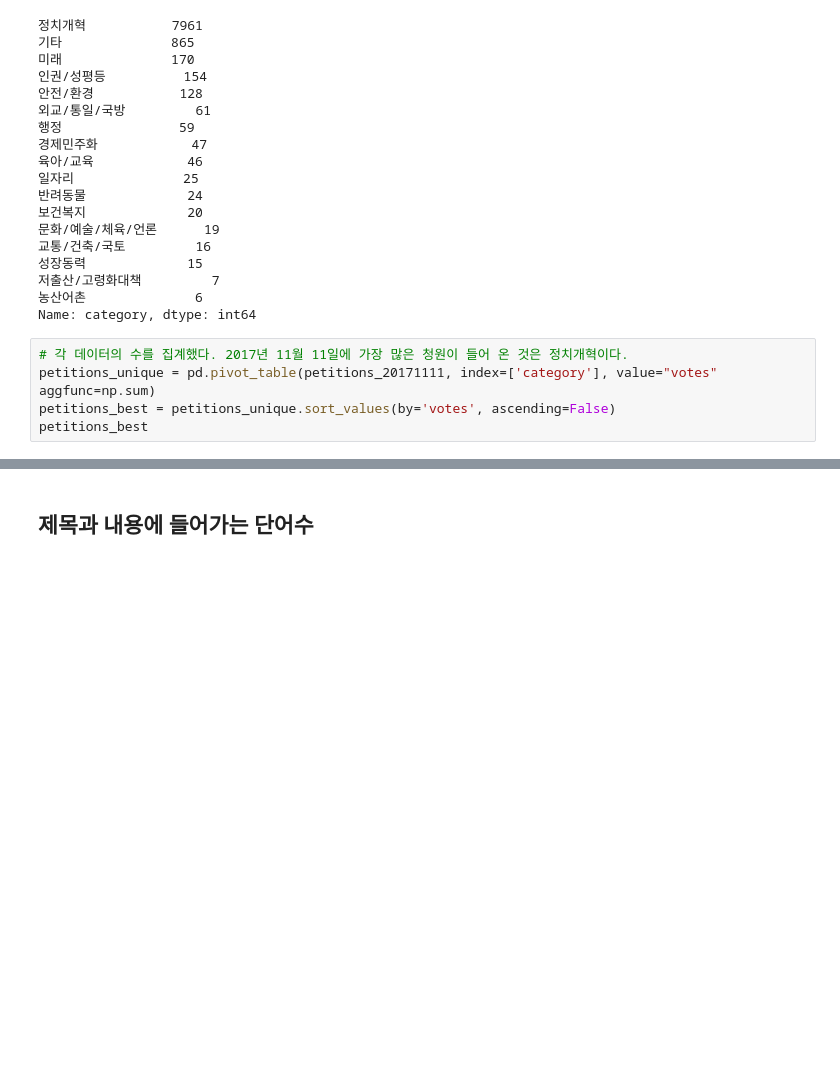
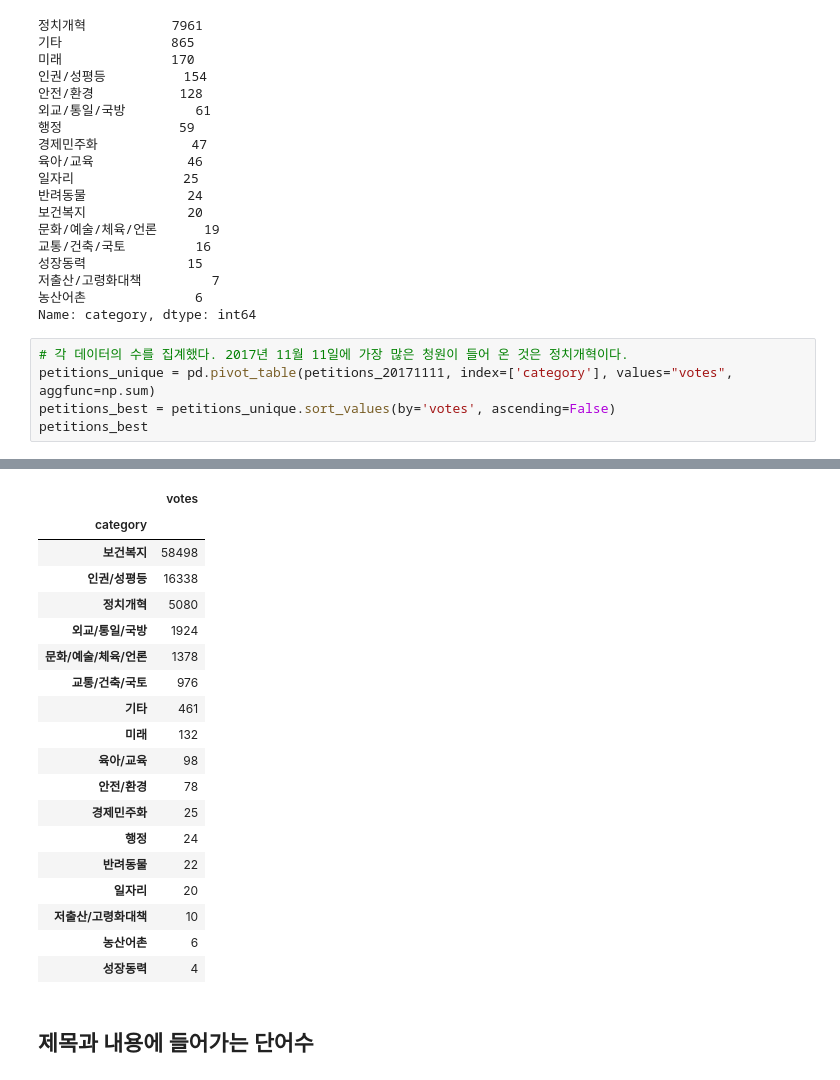
Before and after one commit to corazzon/petitionWrangling, a Jupyter notebook: 02-pandas-plotnine.ipynb, the cells around one changed output, grey strips where cells are left out. Cells and saved outputs as stored; diff of their text form; blank space fills up the shorter version.

```diff
--- a/02-pandas-plotnine.ipynb
+++ b/02-pandas-plotnine.ipynb
@@ -813,7 +816,7 @@ petitions_20171111['category'].value_counts()
 Name: category, dtype: int64
 # %%
 # 각 데이터의 수를 집계했다. 2017년 11월 11일에 가장 많은 청원이 들어 온 것은 정치개혁이다.
-petitions_unique = pd.pivot_table(petitions_20171111, index=['category'], value="votes" aggfunc=np.sum)
+petitions_unique = pd.pivot_table(petitions_20171111, index=['category'], values="votes", aggfunc=np.sum)
 petitions_best = petitions_unique.sort_values(by='votes', ascending=False)
 petitions_best
 # %% [output]
@@ -821,3 +823,22 @@ SyntaxError: invalid syntax (<ipython-input-63-23edcac65249>, line 2)
+|  | votes |
+| category |  |
+| 보건복지 | 58498 |
+| 인권/성평등 | 16338 |
+| 정치개혁 | 5080 |
+| 외교/통일/국방 | 1924 |
+| 문화/예술/체육/언론 | 1378 |
+| 교통/건축/국토 | 976 |
+| 기타 | 461 |
+| 미래 | 132 |
+| 육아/교육 | 98 |
+| 안전/환경 | 78 |
+| 경제민주화 | 25 |
+| 행정 | 24 |
+| 반려동물 | 22 |
+| 일자리 | 20 |
+| 저출산/고령화대책 | 10 |
+| 농산어촌 | 6 |
+| 성장동력 | 4 |
 # %% [markdown]
 ## 제목과 내용에 들어가는 단어수
 # %%
```
Also changed, not shown: parts of 46 cells of this notebook.
